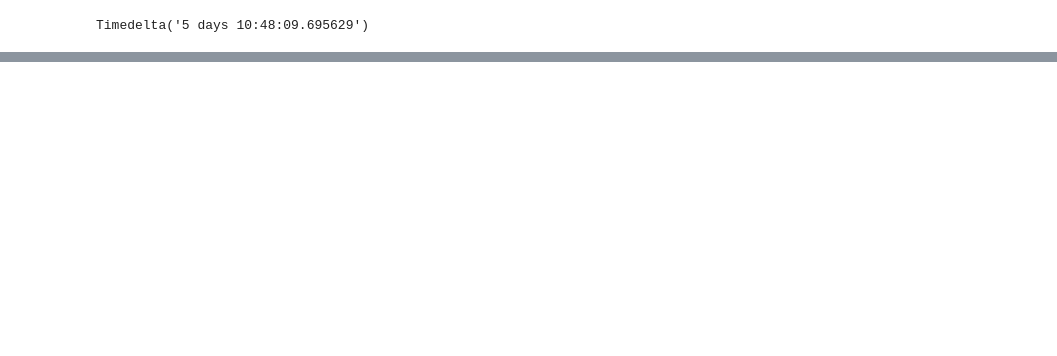
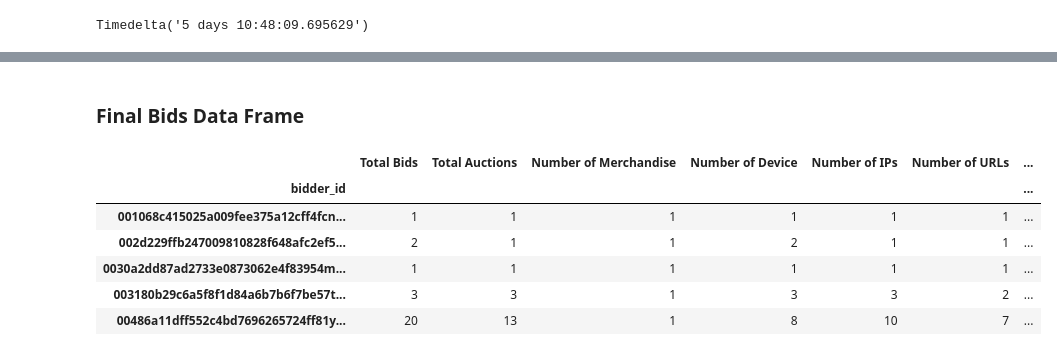
Before and after one commit to madderle/Human-or-Robot, a Jupyter notebook: src/Live Auction.ipynb, the cells around one changed output, grey strips where cells are left out. Drawn from its saved outputs; the diff is of its cells as text; code cells hidden in the pictures; blank space fills up the shorter version.

```diff
--- a/src/Live Auction.ipynb
+++ b/src/Live Auction.ipynb
@@ -368,3 +372,22 @@ bidder_auction_full.head(10)
 # %%
 #Want to be able to do grouping by some time period. To see how many auctions occured in that time span. Then could do group by bidder, time period,
 # and then count how many auctions are going on. This will tell us how many simultaneous they are bidding on.
+# %%
+# Now time to aggregate
+
+bidder_auction_full_aggregate = bidder_auction_full.groupby(['bidder_id'])['Mean Time per Bid'].min().to_frame()
+bidder_auction_full_aggregate.columns = ['Min Mean Time per Bid']
+bidder_auction_full_aggregate['Max Mean Time per Bid'] = bidder_auction_full.groupby(['bidder_id'])['Mean Time per Bid'].max().to_frame()
+#bidder_auction_full_aggregate['Mean Mean Time per Bid'] = bidder_auction_full.groupby(['bidder_id'])['Mean Time per Bid'].mean().to_frame()
+bidder_auction_full_aggregate['Min Time Particpation'] = bidder_auction_full.groupby(['bidder_id'])['Time Particpation'].min().to_frame()
+bidder_auction_full_aggregate['Max Time Particpation'] = bidder_auction_full.groupby(['bidder_id'])['Time Particpation'].max().to_frame()
+bidder_auction_full_aggregate['Mean Time Particpation'] = bidder_auction_full.groupby(['bidder_id'])['Time Particpation'].mean().to_frame()
+bidder_auction_full_aggregate['Min Started Ratio'] = bidder_auction_full.groupby(['bidder_id'])['Started Ratio'].min().to_frame()
+bidder_auction_full_aggregate['Max Started Ratio'] = bidder_auction_full.groupby(['bidder_id'])['Started Ratio'].max().to_frame()
+bidder_auction_full_aggregate['Mean Started Ratio'] = bidder_auction_full.groupby(['bidder_id'])['Started Ratio'].mean().to_frame()
+bidder_auction_full_aggregate['Auctions Won'] = bidder_auction_full[bidder_auction_full['Won Auction']==True].groupby(['bidder_id'])['Won Auction'].count().to_frame()
+
+bidder_auction_full_aggregate.fillna(0, inplace=True)
+
+
+bidder_auction_full_aggregate.head(5)
@@ -370,0 +402,15 @@ bidder_auction_full.head(10)
+# %% [markdown]
+### Final Bids Data Frame
+# %%
+# Combining To make finall bidder aggreate dataframe
+
+bidder_features = bidder_aggregate.join(bidder_auction_full_aggregate, how='inner')
+bidder_features.head()
+# %% [output]
+|  | Total Bids | Total Auctions | Number of Merchandise | Number of Device | Number of IPs | Number of URLs | ... |
+| bidder_id |  |  |  |  |  |  | ... |
+| 001068c415025a009fee375a12cff4fcn... | 1 | 1 | 1 | 1 | 1 | 1 | ... |
+| 002d229ffb247009810828f648afc2ef5... | 2 | 1 | 1 | 2 | 1 | 1 | ... |
+| 0030a2dd87ad2733e0873062e4f83954m... | 1 | 1 | 1 | 1 | 1 | 1 | ... |
+| 003180b29c6a5f8f1d84a6b7b6f7be57t... | 3 | 3 | 1 | 3 | 3 | 2 | ... |
+| 00486a11dff552c4bd7696265724ff81y... | 20 | 13 | 1 | 8 | 10 | 7 | ... |
```
Also changed, not shown: parts of 36 cells of this notebook.
